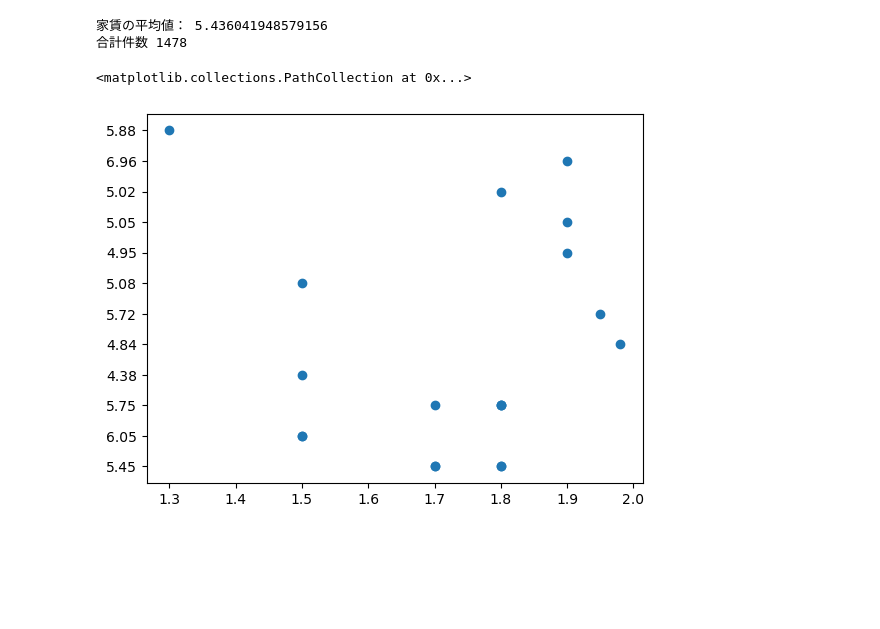
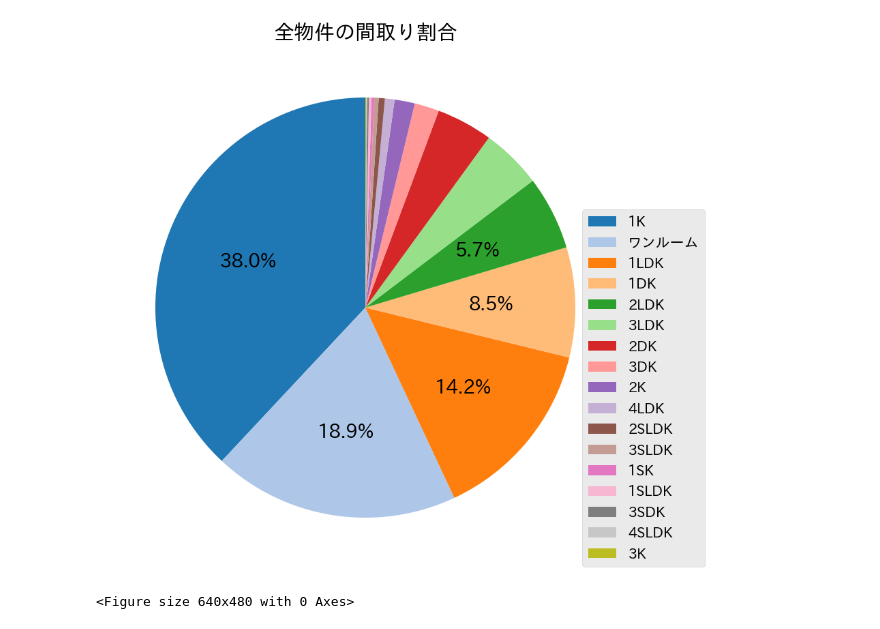
Before and after one commit to apokurinkansen/MyPythonTask, a Jupyter notebook: data.ipynb, the cells around one changed output. Saved outputs shown, nothing was run; the diff lists cells and outputs as text; code cells hidden in the pictures; blank space fills up the shorter version.

```diff
--- a/data.ipynb
+++ b/data.ipynb
@@ -13,34 +15,25 @@ import re
 # %%
-# 面積を坪のみにする(その後m2に修正)
+# 間取りの割合
+df = pd.read_csv("ふれんず物件スクレイピング情報.csv")
+plt.figure(figsize = (10,10))
+textprops = {"fontsize":20}
 
-df = pd.read_csv("ふれんず物件スクレイピング情報.csv")
 
-print("家賃の平均値：",df["家賃"].mean())
-# print("家賃の最大値：",df["家賃"].max())
-# print("家賃の最小値：",df["家賃"].min())
+plt.title('全物件の間取り割合')
+plt.style.use('ggplot')
+plt.rcParams.update({'font.size':15})
+plt.rcParams["axes.prop_cycle"] = plt.cycler("color", plt.get_cmap("tab20").colors)
 
-print("合計件数",len(df))
+plt.pie(df["間取り"].value_counts(),
+        textprops=textprops,
+        autopct=lambda p:'{:.1f}%'.format(p) if p>=5 else '',
+        startangle=90)
+plt.legend(df["間取り"].value_counts().index,
+           bbox_to_anchor=(0.9, 0.7))
 
-area_list = []
-price_list = []
-for number in range(len(df)):
+plt.show()
 
-    # 値段をリストに追加
-    if df.loc[number]["家賃"] < 2:
-        price_list.append(df.loc[number]["家賃"])
-        # 坪のみに変換
-        area = re.sub(r"(.*)(?=/)", "",df.loc[number]["専有面積"])
-        area = re.sub(r"[^\d.]", "",area)
-        area_list.append(area)
-
-# print("面積(m2)",area_list)
-# print("家賃(万円)",price_list)
-
-# 散布図を描画
-plt.tight_layout()
-plt.scatter(price_list,area_list)
+plt.savefig("TEST.png")
 # %% [output]
+[figure, new version]
-家賃の平均値： 5.436041948579156
-合計件数 1478
+<Figure size 640x480 with 0 Axes>
-<matplotlib.collections.PathCollection at 0x...>
-[figure, old version]
```
Also changed, not shown: parts of 2 cells of this notebook, 2 other files.
